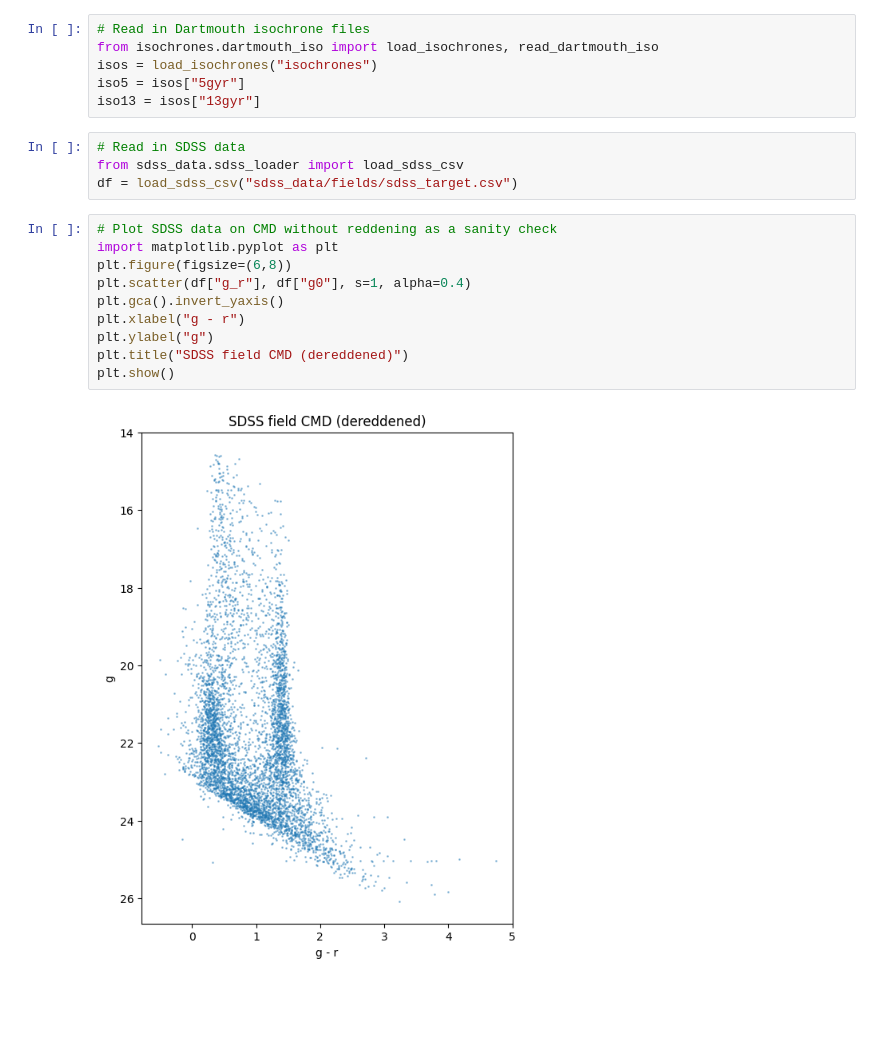
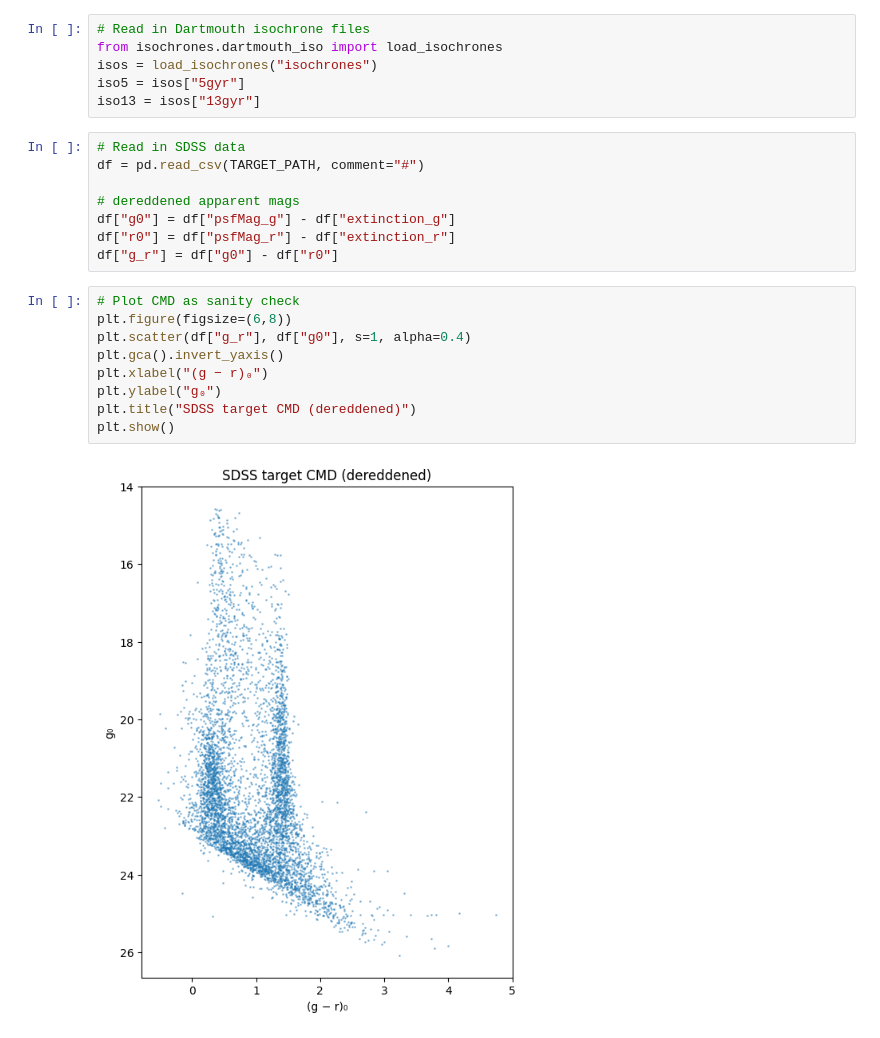
Before and after one commit to zangston/ASTR-5140, a Jupyter notebook: project2/Project2.ipynb, the cells around one changed output. Drawn from its saved outputs; the diff is of its cells as text; blank space fills up the shorter version.

```diff
--- a/project2/Project2.ipynb
+++ b/project2/Project2.ipynb
@@ -8,25 +32,28 @@ import pandas as pd
 # %%
 # Read in Dartmouth isochrone files
-from isochrones.dartmouth_iso import load_isochrones, read_dartmouth_iso
+from isochrones.dartmouth_iso import load_isochrones
 isos = load_isochrones("isochrones")
 iso5 = isos["5gyr"]
 iso13 = isos["13gyr"]
-# %%
-# Read in SDSS data
-from sdss_data.sdss_loader import load_sdss_csv
-df = load_sdss_csv("sdss_data/fields/sdss_target.csv")
+# %%
+# Read in SDSS data
+df = pd.read_csv(TARGET_PATH, comment="#")
+
+# dereddened apparent mags
+df["g0"] = df["psfMag_g"] - df["extinction_g"]
+df["r0"] = df["psfMag_r"] - df["extinction_r"]
+df["g_r"] = df["g0"] - df["r0"]
 # %%
-# Plot SDSS data on CMD without reddening as a sanity check
-import matplotlib.pyplot as plt
+# Plot CMD as sanity check
 plt.figure(figsize=(6,8))
 plt.scatter(df["g_r"], df["g0"], s=1, alpha=0.4)
 plt.gca().invert_yaxis()
-plt.xlabel("g - r")
-plt.ylabel("g")
-plt.title("SDSS field CMD (dereddened)")
+plt.xlabel("(g − r)₀")
+plt.ylabel("g₀")
+plt.title("SDSS target CMD (dereddened)")
 plt.show()
 # %% [output]
-[figure, old version]
+[figure, new version]
 # %%
 # Plot dereddened vs reddened CMD side by side
 plt.figure(figsize=(12,5))
```
Also changed, not shown: parts of 13 cells of this notebook.
